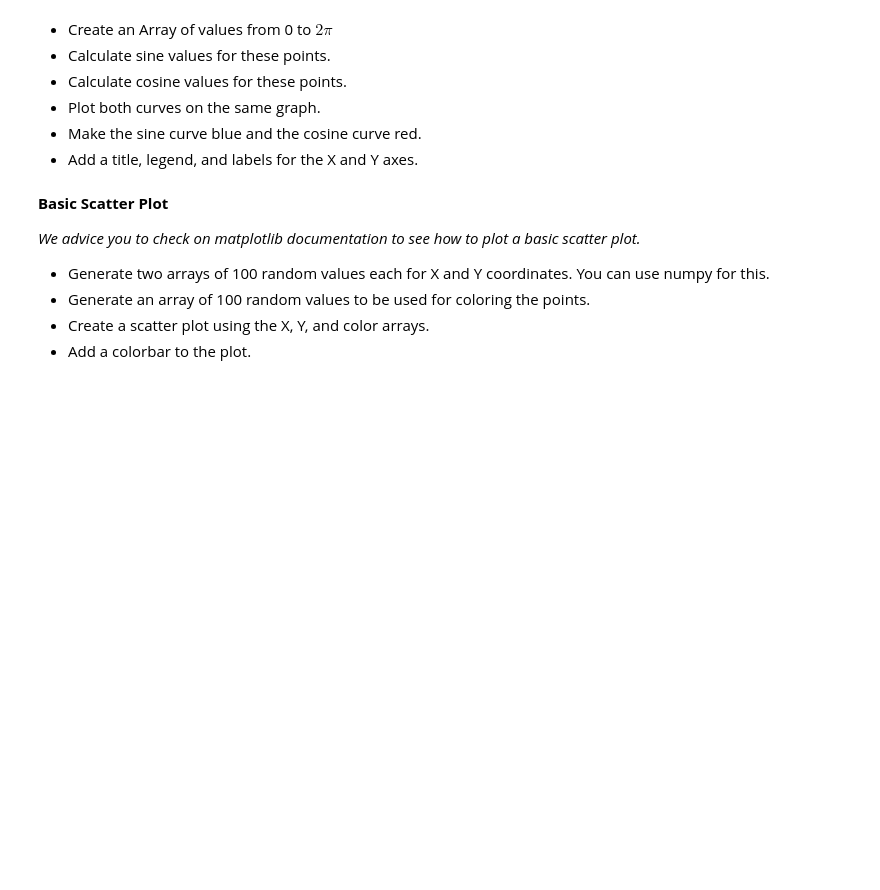
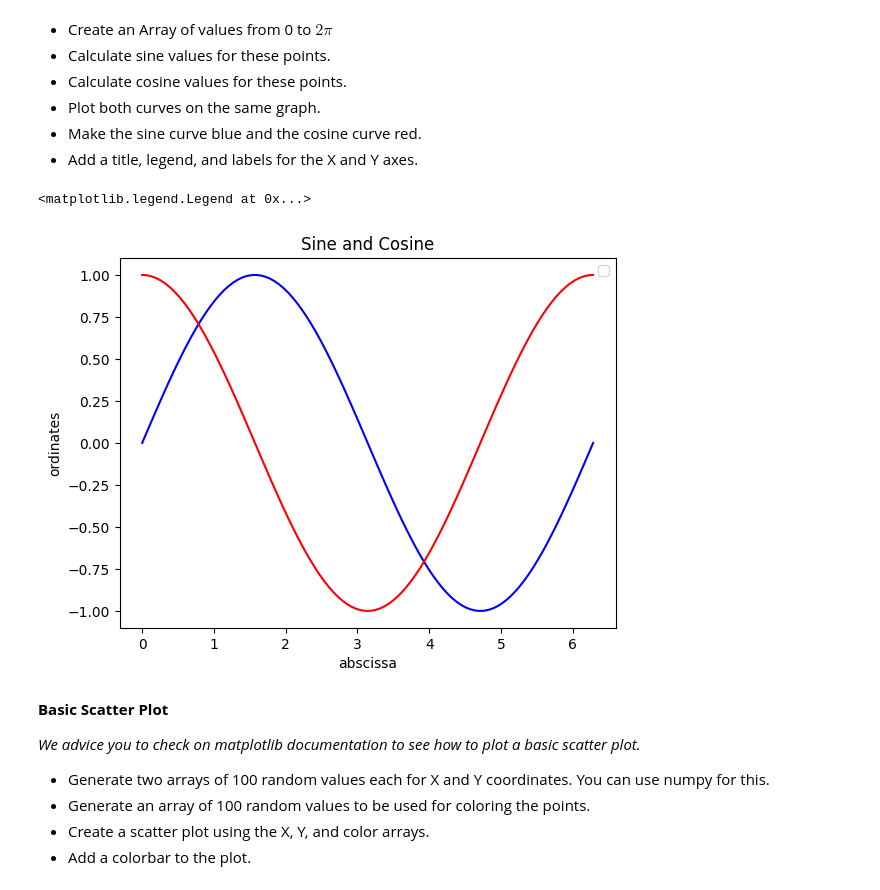
Before and after one commit to RaoulSinde/python-222, a Jupyter notebook: python_session_4.ipynb, the cells around one changed output. Cells and saved outputs as stored; diff of their text form; code cells hidden in the pictures; blank space fills up the shorter version.

```diff
--- a/python_session_4.ipynb
+++ b/python_session_4.ipynb
@@ -111,3 +109,16 @@ plt.plot(x,y)
+# %%
+## Insert your code here
+t=np.linspace(0,2*np.pi,100)
+sine_values=np.sin(t)
+cosine_values=np.cos(t)
+plt.plot(t, sine_values, 'b', t, cosine_values, 'r')
+plt.title('Sine and Cosine')
+plt.xlabel('abscissa')
+plt.ylabel('ordinates')
+plt.legend()
+# %% [output]
+<matplotlib.legend.Legend at 0x...>
+[figure, added]
 # %% [markdown]
 
 
```
Also changed, not shown: parts of 1 cell of this notebook.
